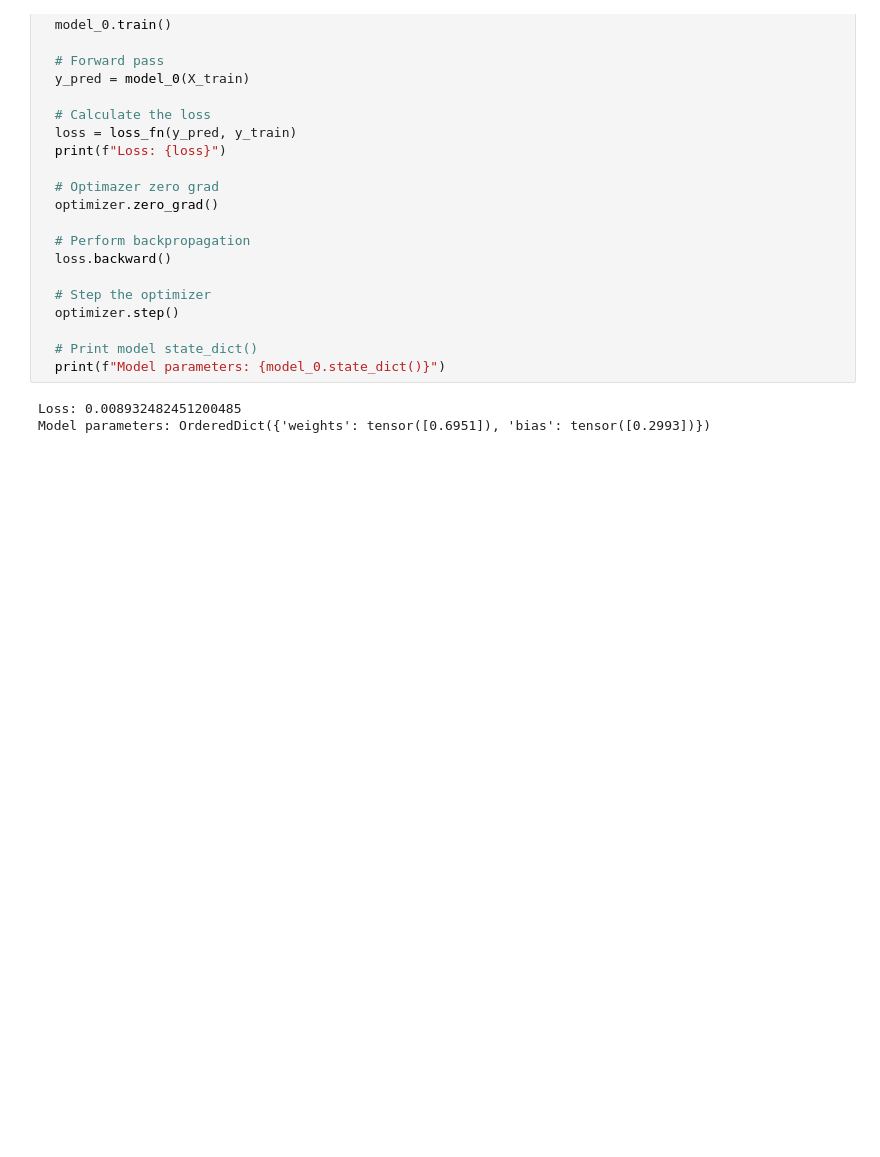
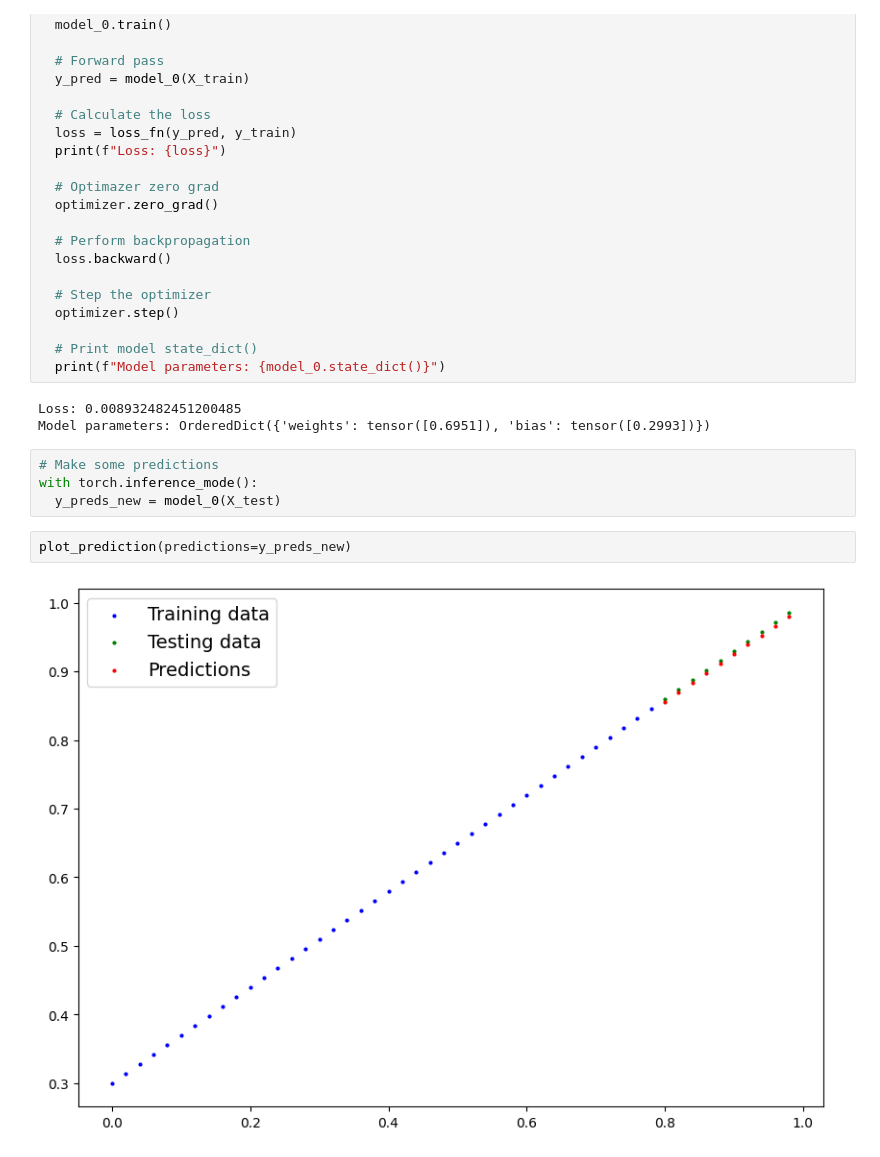
Before and after one commit to JonasHagstrom79/PyTorch, a Jupyter notebook: 01_PyTorch_workflow.ipynb, the cells around one changed output. Drawn from its saved outputs; the diff is of its cells as text; blank space fills up the shorter version.

```diff
--- a/01_PyTorch_workflow.ipynb
+++ b/01_PyTorch_workflow.ipynb
@@ -230,3 +230,11 @@ for epoch in range(epochs):
 # %% [output]
 Loss: 0.008932482451200485
 Model parameters: OrderedDict({'weights': tensor([0.6951]), 'bias': tensor([0.2993])})
+# %%
+# Make some predictions
+with torch.inference_mode():
+  y_preds_new = model_0(X_test)
+# %%
+plot_prediction(predictions=y_preds_new)
+# %% [output]
+[figure, added]
```
